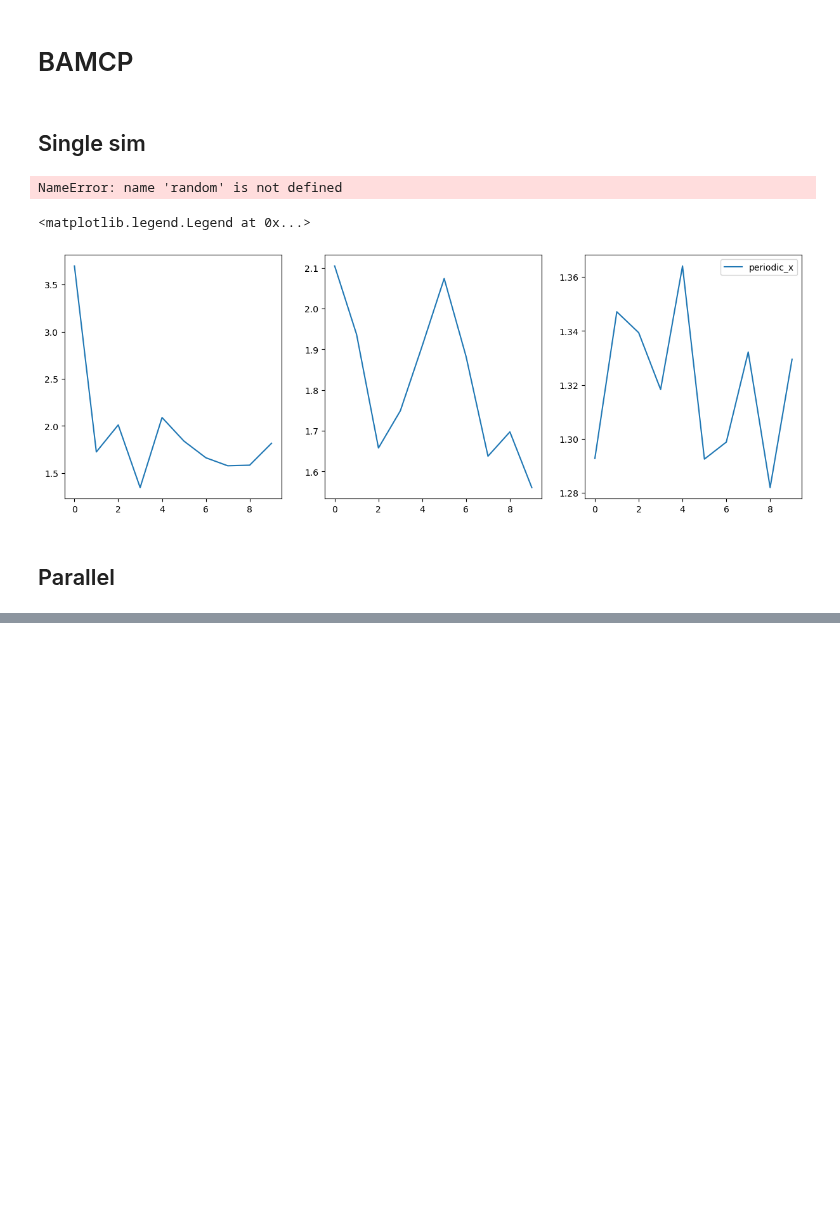
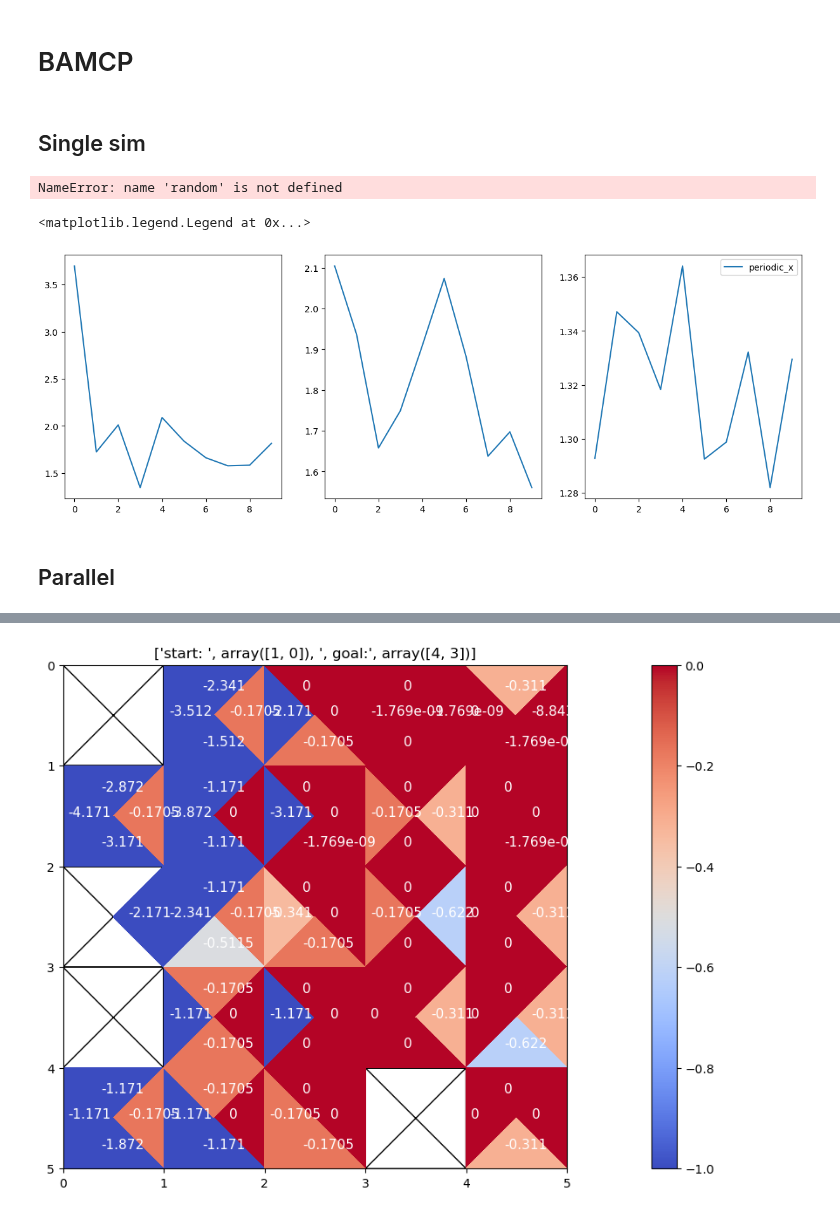
Before and after one commit to tgham/context_exploration, a Jupyter notebook: GP_worlds.ipynb, the cells around one changed output, grey strips where cells are left out. Drawn from its saved outputs; the diff is of its cells as text; code cells hidden in the pictures; blank space fills up the shorter version.

```diff
--- a/GP_worlds.ipynb
+++ b/GP_worlds.ipynb
@@ -1160,0 +1158,95 @@ start:  [0 2] ; goal:  [2 4]
+# %%
+from collections import deque
+
+tree_q = np.zeros((N, N, 4)) + np.nan
+queue = deque([tree.root])
+
+while queue:
+    node = queue.popleft()
+    for child in tree.children(node):
+        tree_q[node.state[0], node.state[1], child.action] = child.performance
+        queue.append(child)
+# %%
+import numpy as np
+import matplotlib.pyplot as plt
+
+def plot_action_value(action_value_grid):
+    n_rows, n_cols, _ = action_value_grid.shape
+
+    # Extract the action values for each direction directly from action_value_grid
+    top = action_value_grid[:, :, 0]
+    right = action_value_grid[:, :, 1]
+    bottom = action_value_grid[:, :, 2]
+    left = action_value_grid[:, :, 3]
+
+    # Generate positions dynamically based on grid size
+    top_value_positions = [(j + 0.38, i + 0.25) for i in range(n_rows) for j in range(n_cols)]
+    right_value_positions = [(j + 0.65, i + 0.5) for i in range(n_rows) for j in range(n_cols)]
+    bottom_value_positions = [(j + 0.38, i + 0.8) for i in range(n_rows) for j in range(n_cols)]
+    left_value_positions = [(j + 0.05, i + 0.5) for i in range(n_rows) for j in range(n_cols)]
+
+    fig, ax = plt.subplots(figsize=(N*5, N*1.5))
+    ax.set_ylim(n_rows, 0)
+    tripcolor = quatromatrix(left, top, right, bottom, grid_size=(n_rows, n_cols), ax=ax,
+                             triplotkw={"color": "k", "lw": 1},
+                             tripcolorkw={"cmap": "coolwarm"})
+
+    ax.margins(0)
+    ax.set_aspect("equal")
+    fig.colorbar(tripcolor)
+
+    # Function to round to 2 significant figures
+    round_to_sigfigs = lambda x: f"{x:.4g}"
+
+    # Plot values on the grid with 2 significant figures
+    for i, (xi, yi) in enumerate(top_value_positions):
+        plt.text(xi, yi, round_to_sigfigs(top.flatten()[i]), size=11, color="w")
+    for i, (xi, yi) in enumerate(right_value_positions):
+        plt.text(xi, yi, round_to_sigfigs(right.flatten()[i]), size=11, color="w")
+    for i, (xi, yi) in enumerate(left_value_positions):
+        plt.text(xi, yi, round_to_sigfigs(left.flatten()[i]), size=11, color="w")
+    for i, (xi, yi) in enumerate(bottom_value_positions):
+        plt.text(xi, yi, round_to_sigfigs(bottom.flatten()[i]), size=11, color="w")
+
+
+    # plt.show()
+    return ax
+
+
+def quatromatrix(left, bottom, right, top, grid_size, ax=None, triplotkw={}, tripcolorkw={}):
+    if not ax:
+        ax = plt.gca()
+
+    n_rows, n_cols = grid_size
+
+    # Define unit cell positions
+    cell = np.array([[0, 0], [0, 1], [0.5, 0.5], [1, 0], [1, 1]])
+    triangles = np.array([[0, 1, 2], [0, 2, 3], [2, 3, 4], [1, 2, 4]])
+
+    # Prepare coordinates for entire grid
+    A = np.zeros((n_rows * n_cols * 5, 2))
+    Tr = np.zeros((n_rows * n_cols * 4, 3), dtype=int)
+
+    for i in range(n_rows):
+        for j in range(n_cols):
+            k = i * n_cols + j
+            A[k * 5:(k + 1) * 5, :] = np.c_[cell[:, 0] + j, cell[:, 1] + i]
+            Tr[k * 4:(k + 1) * 4, :] = triangles + k * 5
+
+    # Combine action values into a single array
+    C = np.c_[left.flatten(), bottom.flatten(), right.flatten(), top.flatten()].flatten()
+
+    # Plotting using triplot and tripcolor
+    triplot = ax.triplot(A[:, 0], A[:, 1], Tr, **triplotkw)
+    tripcolor = ax.tripcolor(A[:, 0], A[:, 1], Tr, facecolors=C, **tripcolorkw, vmin=-1, vmax=0)
+    return tripcolor
+
+
+p = plot_action_value(tree_q)
+p.set_title(['start: ', info['agent'],', goal:', info['target']])
+plt.figure()
+plot_r(env.costs, ax = plt.subplot(), title = 'True reward distribution')
+## plot start and goal
+plt.scatter(info['agent'][1]+0.5, info['agent'][0]+0.5, c = 'r', s = 100, marker = 'x')
+plt.scatter(info['target'][1]+0.5, info['target'][0]+0.5, c = 'g', s = 100, marker = 'x')
+# %% [output]
@@ -1160,0 +1254 @@ start:  [0 2] ; goal:  [2 4]
+[figure, added]
```
Also changed, not shown: parts of 11 cells of this notebook.
